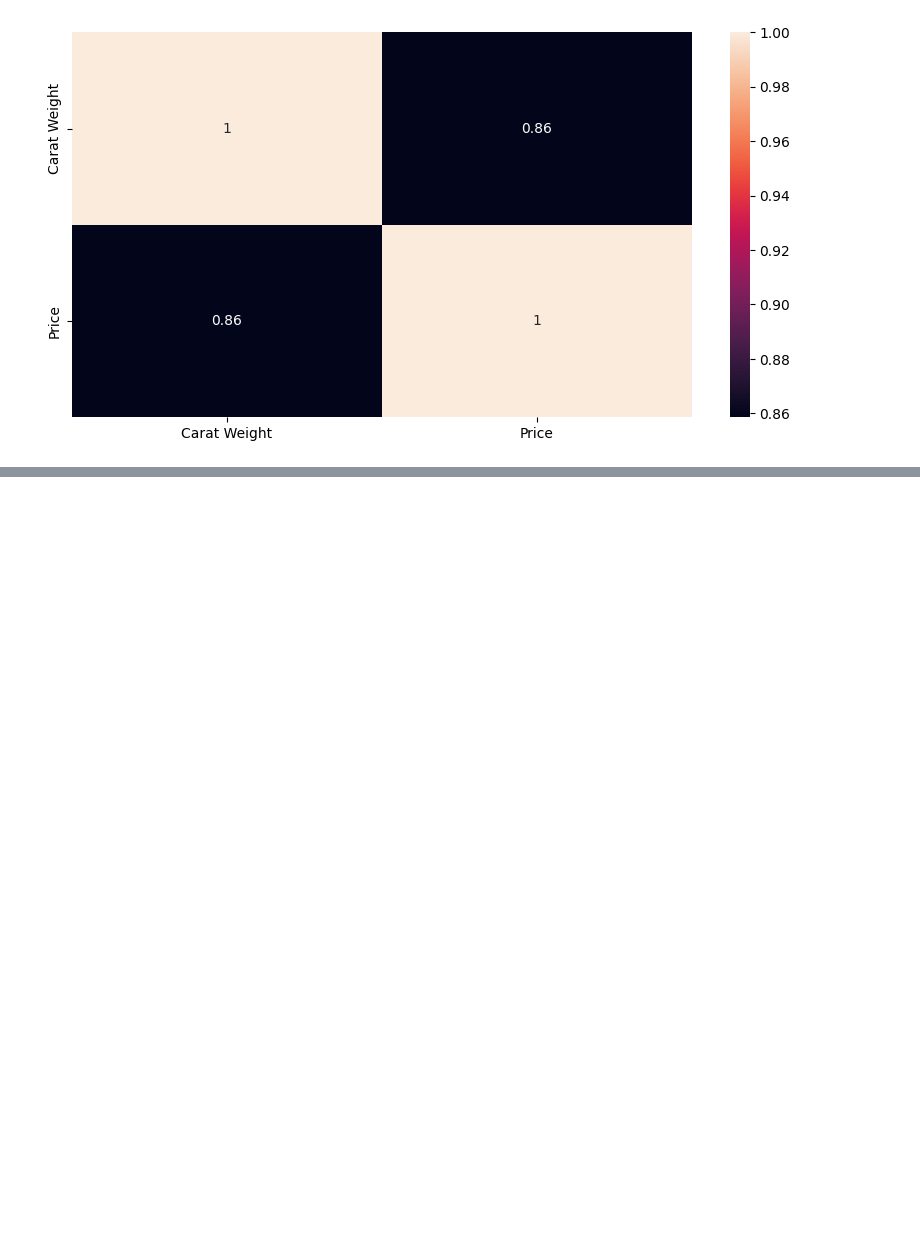
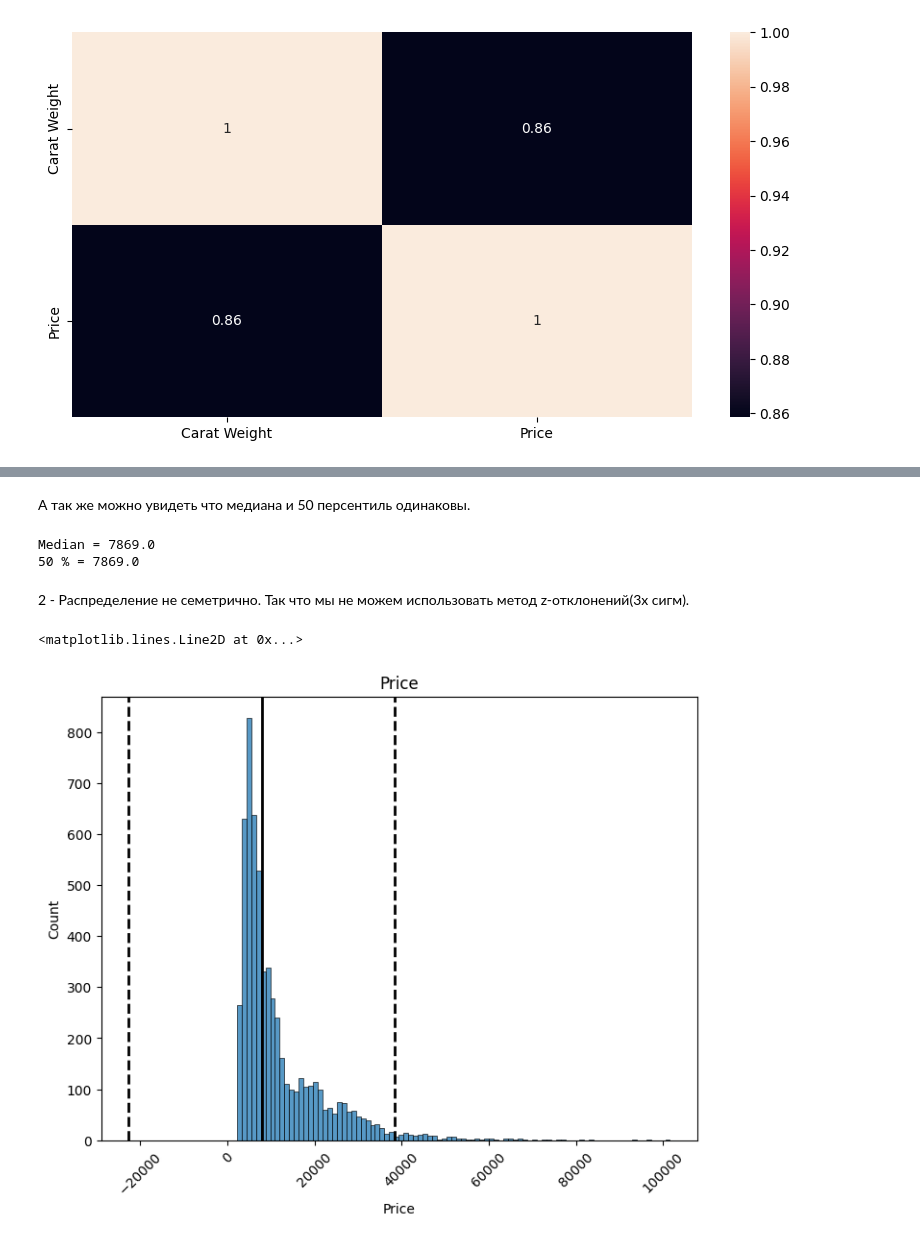
Before and after one commit to AibekDS/Diamonds-for-Sarah, a Jupyter notebook: Notebooks/main.ipynb, the cells around one changed output, grey strips where cells are left out. Drawn from its saved outputs; the diff is of its cells as text; code cells hidden in the pictures; blank space fills up the shorter version.

```diff
--- a/Notebooks/main.ipynb
+++ b/Notebooks/main.ipynb
@@ -145,0 +221,25 @@ sns.heatmap(temp_data[num_features].corr(), annot=True)
+# %% [markdown]
+А так же можно увидеть что медиана и 50 персентиль одинаковы.
+# %%
+# Медиана и 50 персентиль целевой переменны
+print("Median = {}".format(temp_data['Price'].median()))
+print("50 % = {}".format(np.percentile(temp_data['Price'], 50)))
+# %% [output]
+Median = 7869.0
+50 % = 7869.0
+# %% [markdown]
+2 - Распределение не семетрично. Так что мы не можем использовать метод z-отклонений(3х сигм).
+# %%
+# Визуализация ошибку по поводу 3 сигм.
+fig, _ = plt.subplots(1, 1, figsize=(8, 6))
+histplot = sns.histplot(data=temp_data, x = 'Price')
+histplot.xaxis.set_tick_params(rotation=45)
+histplot.set_title('Price')
+_.axvline(temp_data['Price'].median(), color='k', lw=2)
+_.axvline(temp_data['Price'].median() + 3*temp_data['Price'].std(),
+          color='k', ls='--', lw=2)
+_.axvline(temp_data['Price'].median() - 3*temp_data['Price'].std(),
+          color='k', ls='--', lw=2)
+# %% [output]
+<matplotlib.lines.Line2D at 0x...>
+[figure, added]
```
Also changed, not shown: parts of 18 cells of this notebook.
